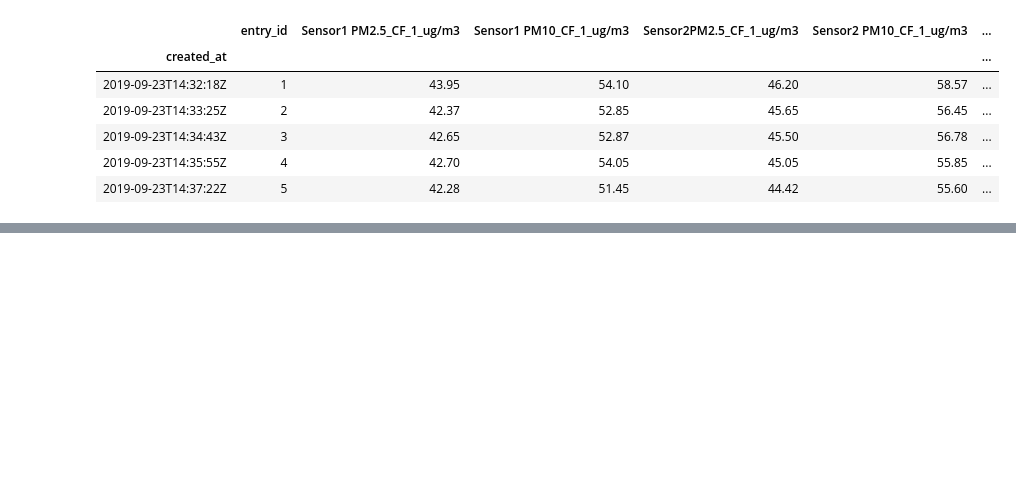
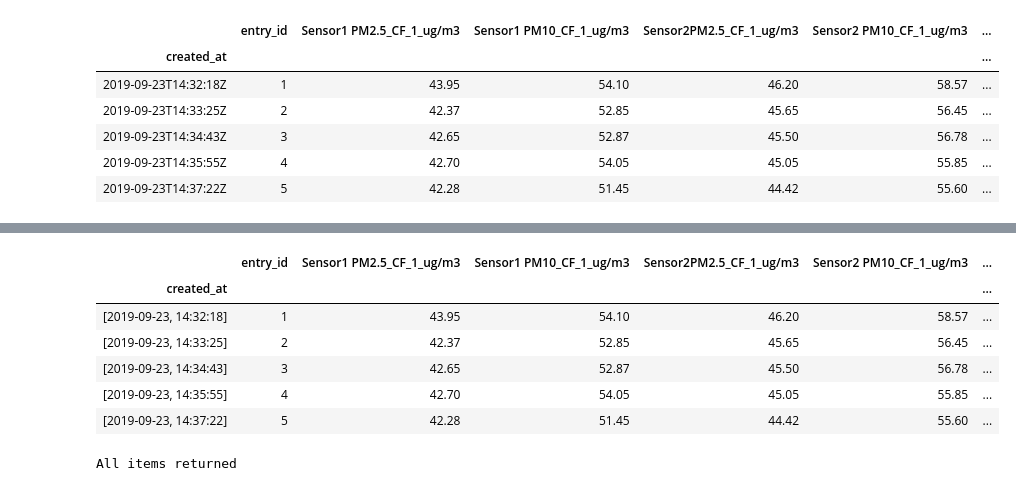
Before and after one commit to DennisReddyhoff/AirQo, a Jupyter notebook: APIs/PullAllData.ipynb, the cells around one changed output, grey strips where cells are left out. Cells and saved outputs as stored; diff of their text form; code cells hidden in the pictures; blank space fills up the shorter version.

Commit message:
Use DataFrame as cache

```diff
--- a/APIs/PullAllData.ipynb
+++ b/APIs/PullAllData.ipynb
@@ -26,0 +46,4 @@ feeds.tail()
+# %%
+x = {}
+for feed in feeds.index[0:5]:
+    x[feed] = feed[:-1].split("T")
@@ -26,0 +58,12 @@ feeds.tail()
+# %%
+feeds2 = feeds.rename(x, axis = 0)
+# %%
+feeds2.head()
+# %% [output]
+|  | entry_id | Sensor1 PM2.5_CF_1_ug/m3 | Sensor1 PM10_CF_1_ug/m3 | Sensor2PM2.5_CF_1_ug/m3 | Sensor2 PM10_CF_1_ug/m3 | ... |
+| created_at |  |  |  |  |  | ... |
+| [2019-09-23, 14:32:18] | 1 | 43.95 | 54.10 | 46.20 | 58.57 | ... |
+| [2019-09-23, 14:33:25] | 2 | 42.37 | 52.85 | 45.65 | 56.45 | ... |
+| [2019-09-23, 14:34:43] | 3 | 42.65 | 52.87 | 45.50 | 56.78 | ... |
+| [2019-09-23, 14:35:55] | 4 | 42.70 | 54.05 | 45.05 | 55.85 | ... |
+| [2019-09-23, 14:37:22] | 5 | 42.28 | 51.45 | 44.42 | 55.60 | ... |
@@ -26,0 +100,5 @@ feeds.tail()
+# %%
+import pandas as pd
+feeds2 = feed_data(870146)
+# %% [output]
+All items returned
```
Also changed, not shown: parts of 14 cells of this notebook, 3 other files.
